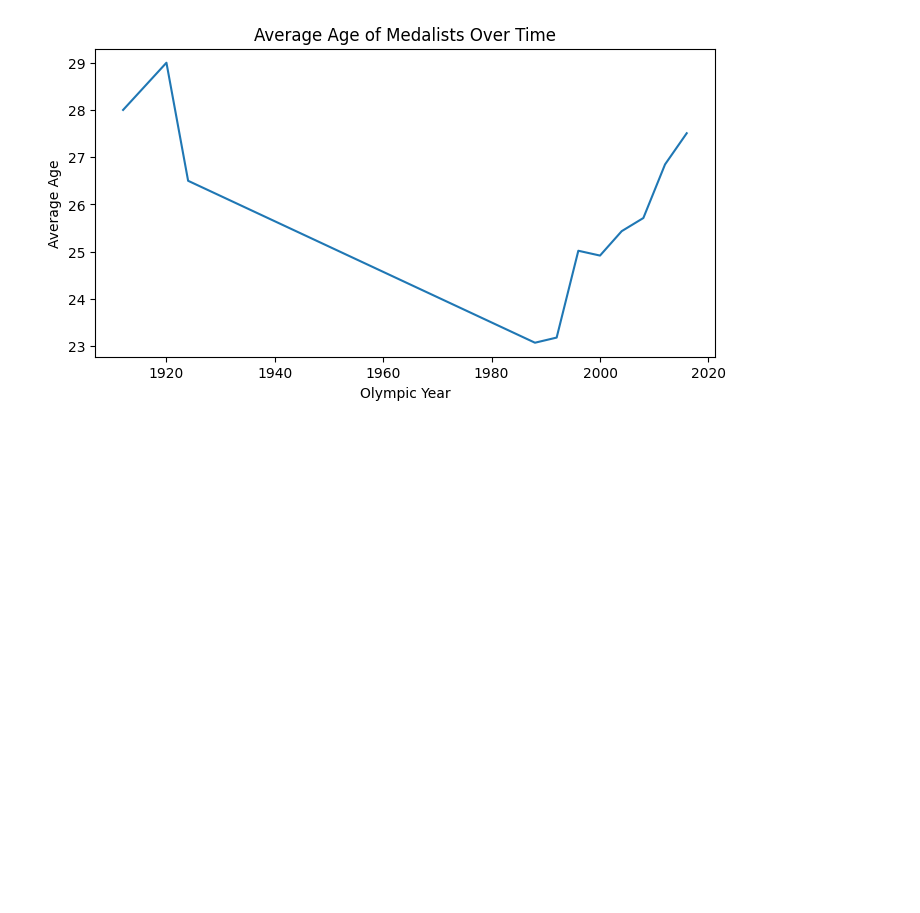
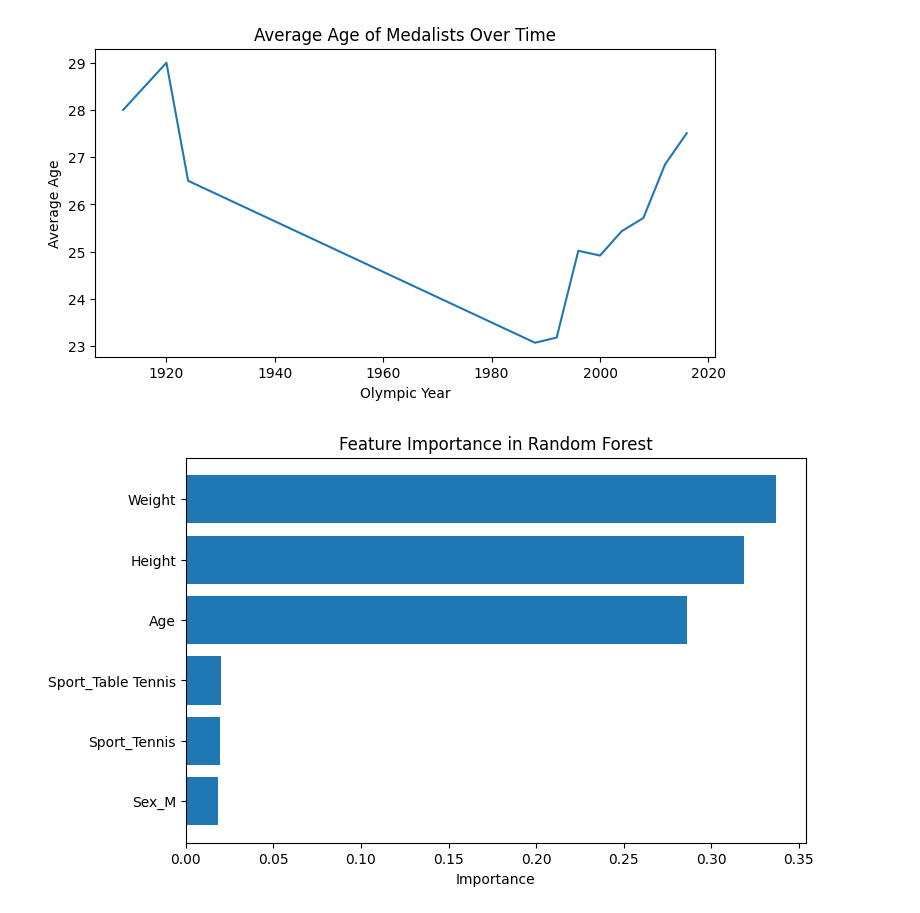
Before and after one commit to vp0716/Olympics, a Jupyter notebook: Olympics.ipynb, the cells around one changed output. Saved outputs shown, nothing was run; the diff lists cells and outputs as text; code cells hidden in the pictures; blank space fills up the shorter version.

Commit message:
UPDATED VISUALIZATIONS
** IMPORANT

```diff
--- a/Olympics.ipynb
+++ b/Olympics.ipynb
@@ -310,7 +310,7 @@ weighted avg       0.85      0.84      0.85      1032
 # %%
 from sklearn.ensemble import RandomForestClassifier
 
-rf_model = RandomForestClassifier(n_estimators=300, max_depth=15, random_state=42, class_weight = 'balanced')
+rf_model = RandomForestClassifier(n_estimators=300, max_depth=20, random_state=42, class_weight = 'balanced')
 
 rf_model.fit(X_train, y_train)
 
@@ -434,3 +434,17 @@ plt.ylabel("Average Age")
 plt.show()
 # %% [output]
 [figure]
+# %%
+importance = pd.Series(rf_model.feature_importances_, index=X.columns)
+
+importance = importance.sort_values()
+
+plt.figure(figsize=(8,5))
+plt.barh(importance.index, importance.values)
+
+plt.title("Feature Importance in Random Forest")
+plt.xlabel("Importance")
+
+plt.show()
+# %% [output]
+[figure, added]
```
Also changed, not shown: parts of 7 cells of this notebook.
